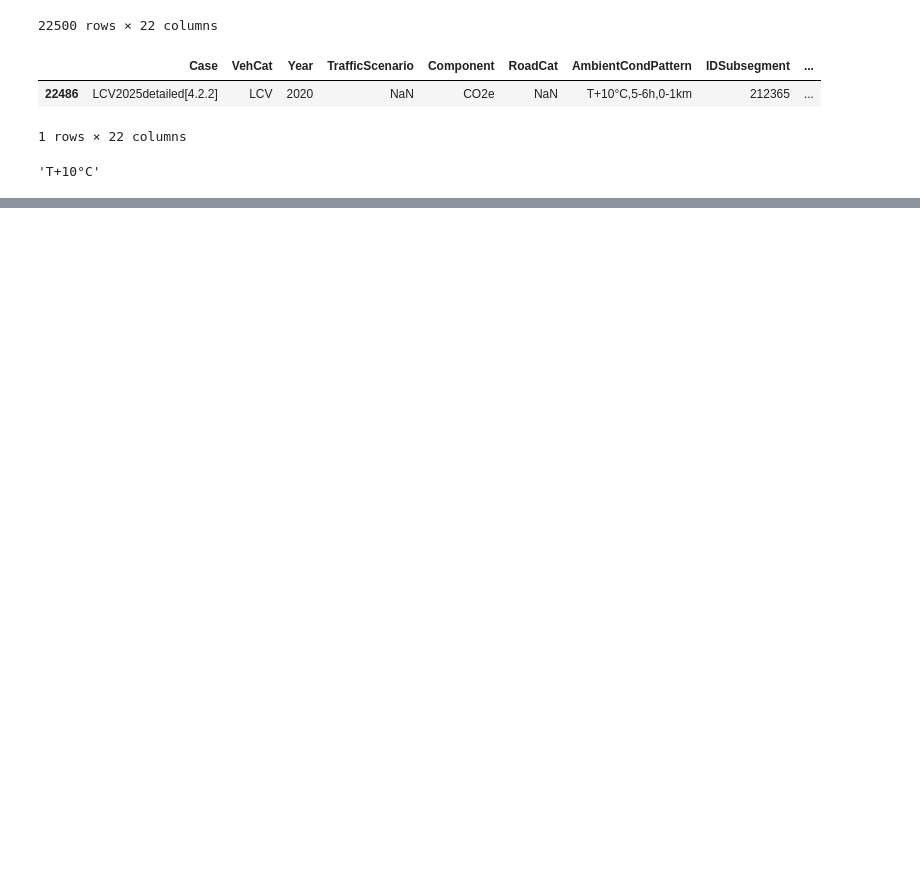
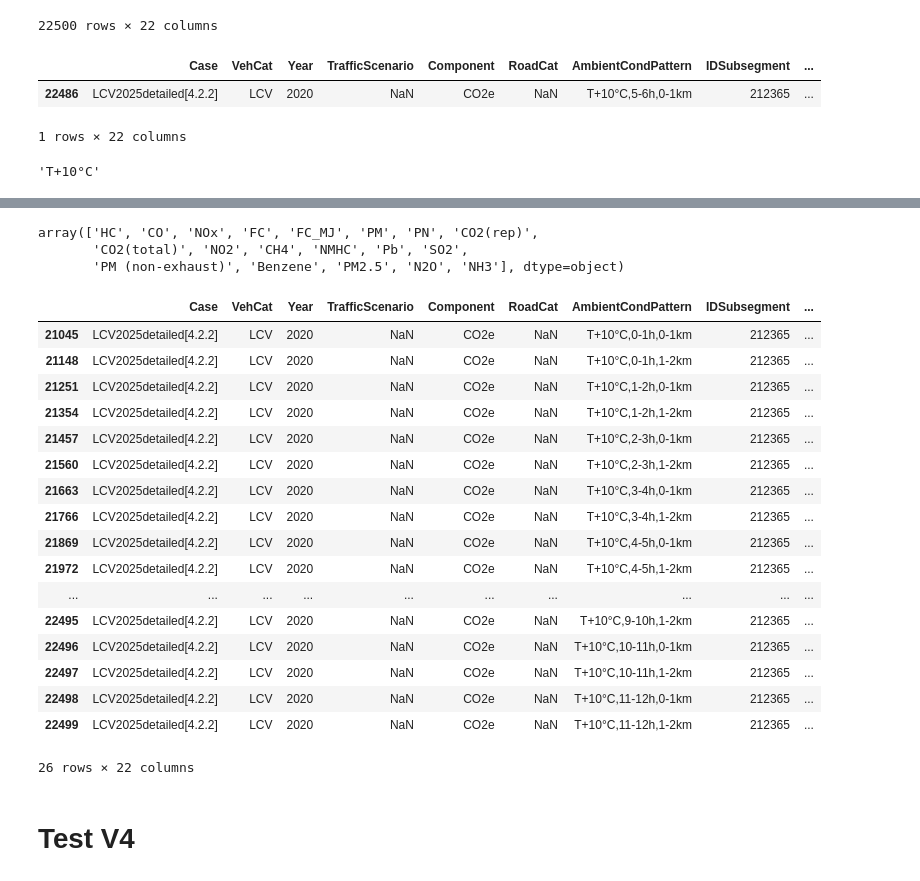
Before and after one commit to XanderPENG/matsim-xp, a Jupyter notebook: src/main/python/freight_emission/convert_hbefa_tables.ipynb, the cells around one changed output, grey strips where cells are left out. Cells and saved outputs as stored; diff of their text form; code cells hidden in the pictures; blank space fills up the shorter version.

Commit message:
fix hbefa lcv table

```diff
--- a/src/main/python/freight_emission/convert_hbefa_tables.ipynb
+++ b/src/main/python/freight_emission/convert_hbefa_tables.ipynb
@@ -364,0 +477,29 @@ lcv_cold_processed.iloc[0]['AmbientCondPattern'].split(',')[0]
+# %%
+filled_lcv_warm[filled_lcv_warm['Subsegment'] == 'LCV BEV N1-IIII']['Component'].unique()
+# %% [output]
+array(['HC', 'CO', 'NOx', 'FC', 'FC_MJ', 'PM', 'PN', 'CO2(rep)',
+       'CO2(total)', 'NO2', 'CH4', 'NMHC', 'Pb', 'SO2',
+       'PM (non-exhaust)', 'Benzene', 'PM2.5', 'N2O', 'NH3'], dtype=object)
+# %%
+lcv_cold_processed[lcv_cold_processed['Subsegment'] == 'LCV petrol N1-III Euro-6c'].query("Component == 'CO2e'")
+# %% [output]
+|  | Case | VehCat | Year | TrafficScenario | Component | RoadCat | AmbientCondPattern | IDSubsegment | ... |
+| 21045 | LCV2025detailed[4.2.2] | LCV | 2020 | NaN | CO2e | NaN | T+10°C,0-1h,0-1km | 212365 | ... |
+| 21148 | LCV2025detailed[4.2.2] | LCV | 2020 | NaN | CO2e | NaN | T+10°C,0-1h,1-2km | 212365 | ... |
+| 21251 | LCV2025detailed[4.2.2] | LCV | 2020 | NaN | CO2e | NaN | T+10°C,1-2h,0-1km | 212365 | ... |
+| 21354 | LCV2025detailed[4.2.2] | LCV | 2020 | NaN | CO2e | NaN | T+10°C,1-2h,1-2km | 212365 | ... |
+| 21457 | LCV2025detailed[4.2.2] | LCV | 2020 | NaN | CO2e | NaN | T+10°C,2-3h,0-1km | 212365 | ... |
+| 21560 | LCV2025detailed[4.2.2] | LCV | 2020 | NaN | CO2e | NaN | T+10°C,2-3h,1-2km | 212365 | ... |
+| 21663 | LCV2025detailed[4.2.2] | LCV | 2020 | NaN | CO2e | NaN | T+10°C,3-4h,0-1km | 212365 | ... |
+| 21766 | LCV2025detailed[4.2.2] | LCV | 2020 | NaN | CO2e | NaN | T+10°C,3-4h,1-2km | 212365 | ... |
+| 21869 | LCV2025detailed[4.2.2] | LCV | 2020 | NaN | CO2e | NaN | T+10°C,4-5h,0-1km | 212365 | ... |
+| 21972 | LCV2025detailed[4.2.2] | LCV | 2020 | NaN | CO2e | NaN | T+10°C,4-5h,1-2km | 212365 | ... |
+| ... | ... | ... | ... | ... | ... | ... | ... | ... | ... |
+| 22495 | LCV2025detailed[4.2.2] | LCV | 2020 | NaN | CO2e | NaN | T+10°C,9-10h,1-2km | 212365 | ... |
+| 22496 | LCV2025detailed[4.2.2] | LCV | 2020 | NaN | CO2e | NaN | T+10°C,10-11h,0-1km | 212365 | ... |
+| 22497 | LCV2025detailed[4.2.2] | LCV | 2020 | NaN | CO2e | NaN | T+10°C,10-11h,1-2km | 212365 | ... |
+| 22498 | LCV2025detailed[4.2.2] | LCV | 2020 | NaN | CO2e | NaN | T+10°C,11-12h,0-1km | 212365 | ... |
+| 22499 | LCV2025detailed[4.2.2] | LCV | 2020 | NaN | CO2e | NaN | T+10°C,11-12h,1-2km | 212365 | ... |
+26 rows × 22 columns
+# %% [markdown]
+# Test V4
```
Also changed, not shown: parts of 16 cells of this notebook.
